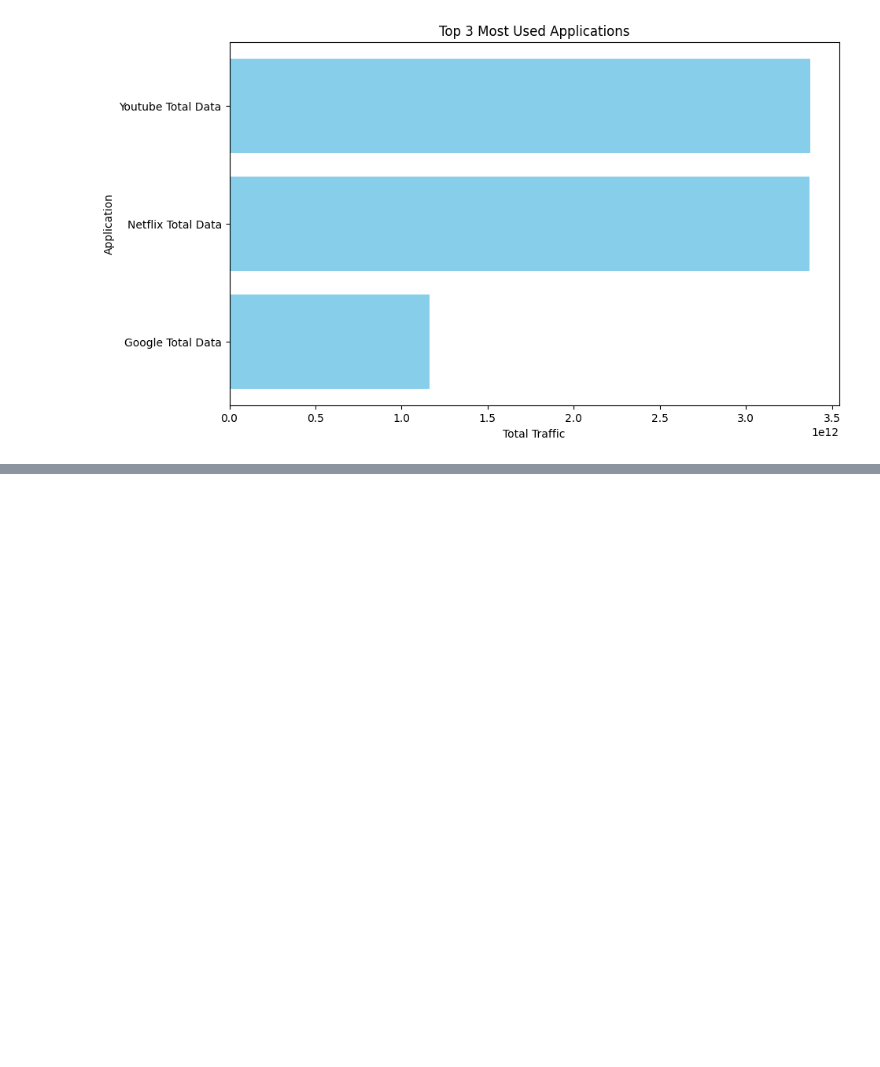
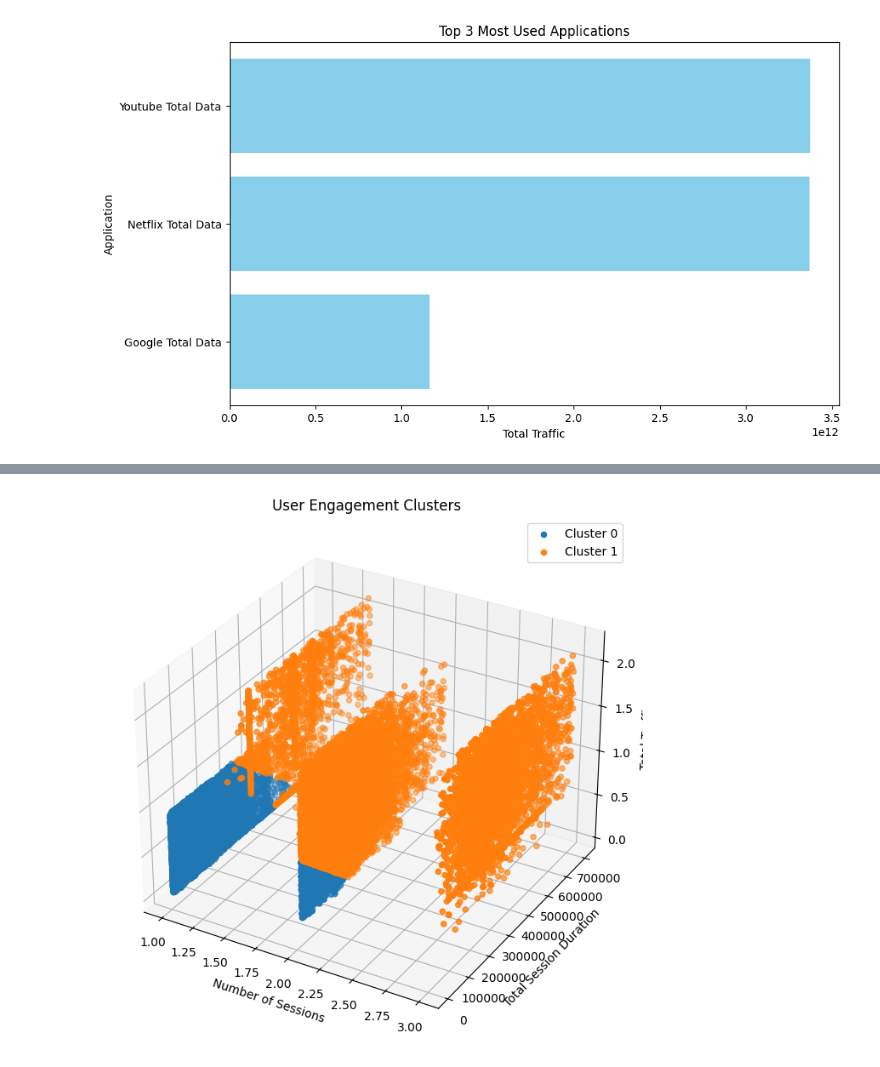
Before and after one commit to MubarekHussen/Telecom-Data-Driven-Investment-Analysis, a Jupyter notebook: notebooks/user_engagement_analysis.ipynb, the cells around one changed output, grey strips where cells are left out. Saved outputs shown, nothing was run; the diff lists cells and outputs as text; code cells hidden in the pictures; blank space fills up the shorter version.

```diff
--- a/notebooks/user_engagement_analysis.ipynb
+++ b/notebooks/user_engagement_analysis.ipynb
@@ -175,0 +203,25 @@ plt.show()
+# %%
+# Perform k-means clustering
+kmeans = KMeans(n_clusters=2, n_init=10, random_state=1)
+clusters = kmeans.fit_predict(engagement_metrics_scaled)
+data_df['Elbow_Cluster'] = clusters
+# %%
+# Interprating the results
+fig = plt.figure(figsize=(10, 8))
+ax = fig.add_subplot(111, projection='3d')
+
+for i in range(clusters.max()+1):
+    cluster_data = data_df[data_df['Elbow_Cluster'] == i]
+    ax.scatter(cluster_data['Number of Sessions'],
+               cluster_data['Total Session Duration'],
+               cluster_data['Total Traffic'],
+               label=f'Cluster {i}')
+
+ax.set_xlabel('Number of Sessions')
+ax.set_ylabel('Total Session Duration')
+ax.set_zlabel('Total Traffic')
+plt.legend()
+plt.title('User Engagement Clusters')
+plt.show()
+# %% [output]
+[figure, added]
```
Also changed, not shown: parts of 4 cells of this notebook.
